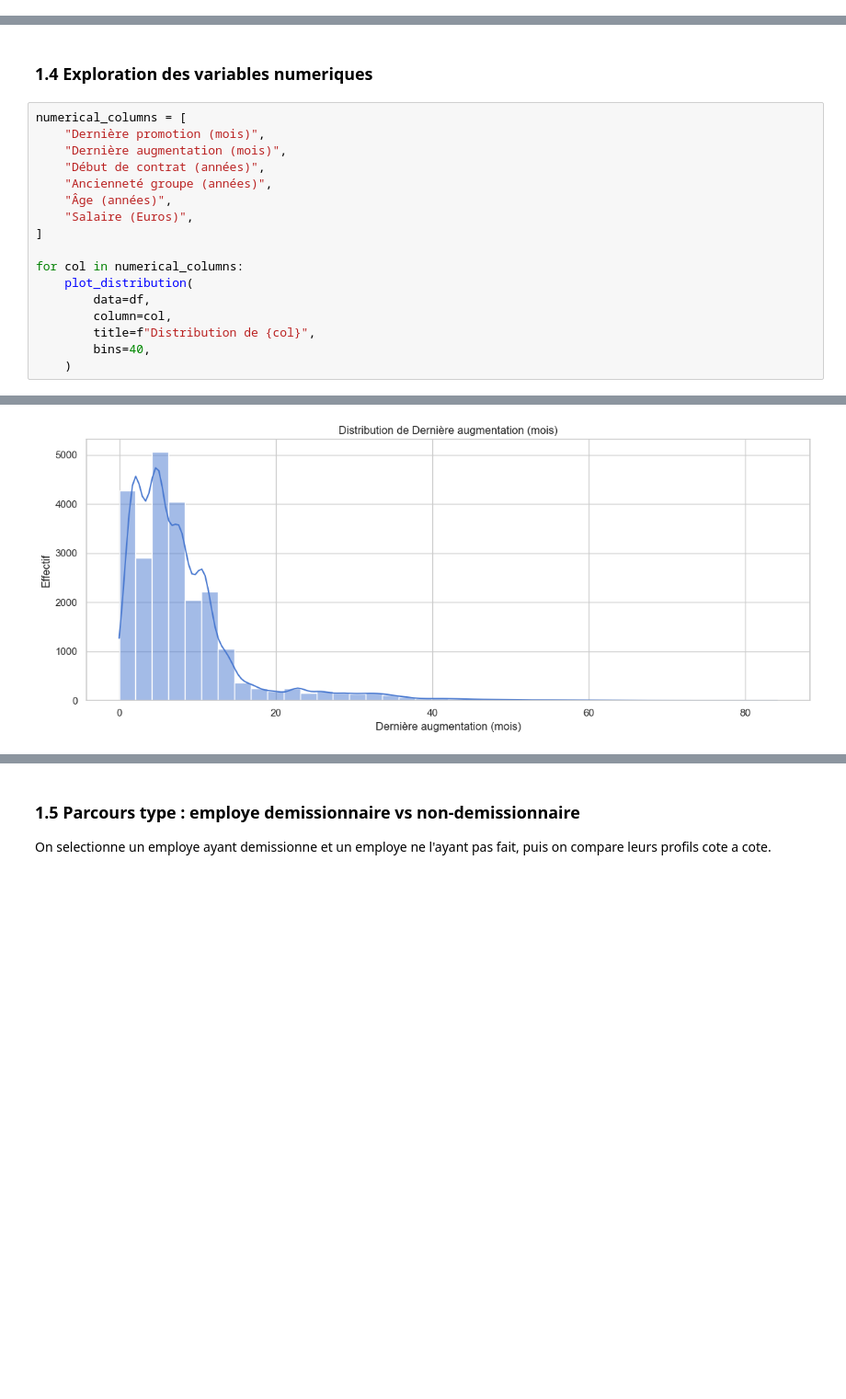
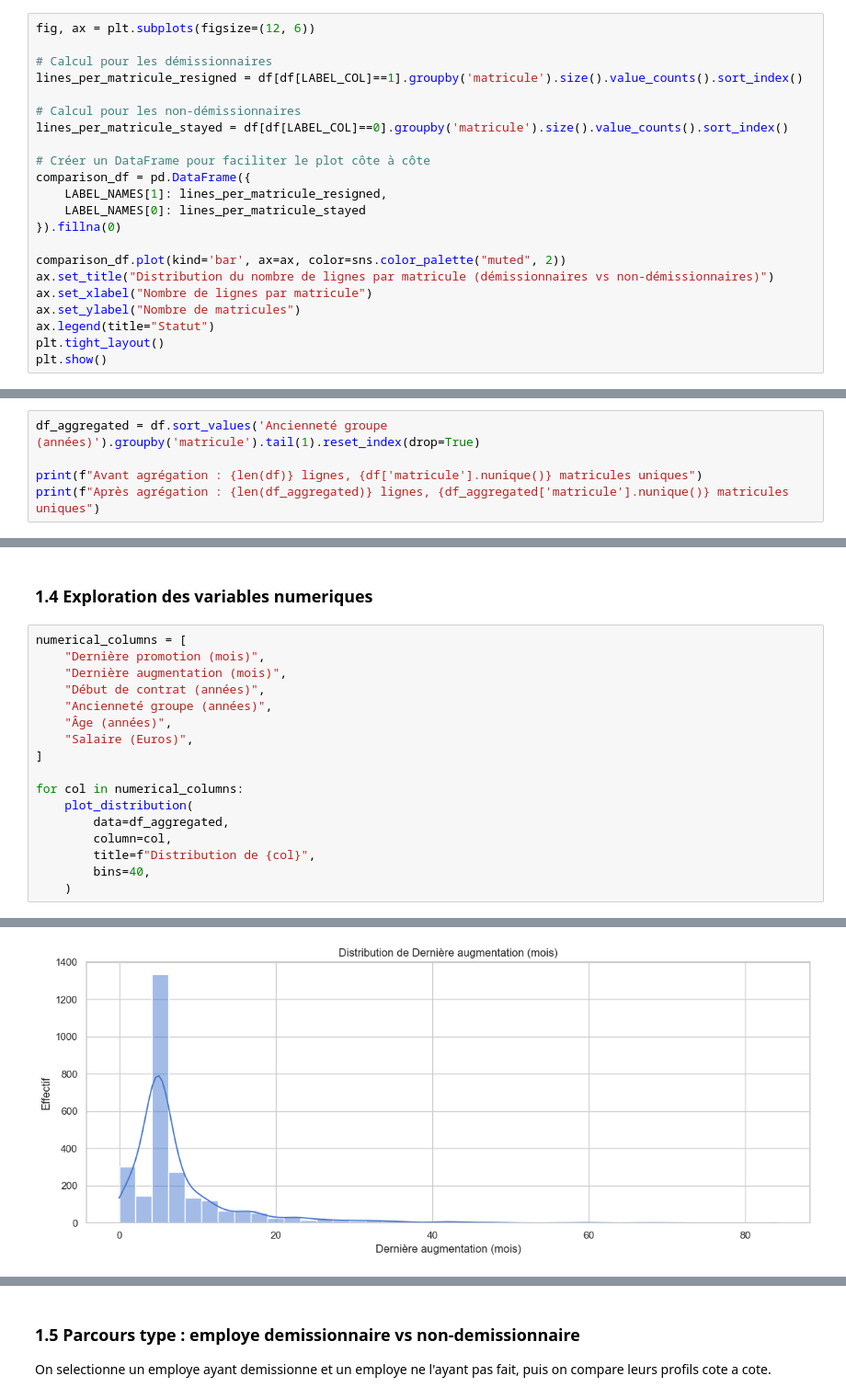
Before and after one commit to daphnemaschas/REXIA, a Jupyter notebook: notebooks/projet_rexia.ipynb, the cells around one changed output, grey strips where cells are left out. Shown at 92% size. Drawn from its saved outputs; the diff is of its cells as text; blank space fills up the shorter version.

```diff
--- a/notebooks/projet_rexia.ipynb
+++ b/notebooks/projet_rexia.ipynb
@@ -185,0 +224,22 @@ df.describe().round(2)
+# %%
+fig, ax = plt.subplots(figsize=(12, 6))
+
+# Calcul pour les démissionnaires
+lines_per_matricule_resigned = df[df[LABEL_COL]==1].groupby('matricule').size().value_counts().sort_index()
+
+# Calcul pour les non-démissionnaires
+lines_per_matricule_stayed = df[df[LABEL_COL]==0].groupby('matricule').size().value_counts().sort_index()
+
+# Créer un DataFrame pour faciliter le plot côte à côte
+comparison_df = pd.DataFrame({
+    LABEL_NAMES[1]: lines_per_matricule_resigned,
+    LABEL_NAMES[0]: lines_per_matricule_stayed
+}).fillna(0)
+
+comparison_df.plot(kind='bar', ax=ax, color=sns.color_palette("muted", 2))
+ax.set_title("Distribution du nombre de lignes par matricule (démissionnaires vs non-démissionnaires)")
+ax.set_xlabel("Nombre de lignes par matricule")
+ax.set_ylabel("Nombre de matricules")
+ax.legend(title="Statut")
+plt.tight_layout()
+plt.show()
@@ -185,0 +254,5 @@ df.describe().round(2)
+# %%
+df_aggregated = df.sort_values('Ancienneté groupe (années)').groupby('matricule').tail(1).reset_index(drop=True)
+
+print(f"Avant agrégation : {len(df)} lignes, {df['matricule'].nunique()} matricules uniques")
+print(f"Après agrégation : {len(df_aggregated)} lignes, {df_aggregated['matricule'].nunique()} matricules uniques")
@@ -269,7 +377,7 @@ numerical_columns = [
 
 for col in numerical_columns:
     plot_distribution(
-        data=df,
+        data=df_aggregated,
         column=col,
         title=f"Distribution de {col}",
         bins=40,
@@ -279 +387 @@ for col in numerical_columns:
-[figure, old version]
+[figure, new version]
```
Also changed, not shown: parts of 35 cells of this notebook.
